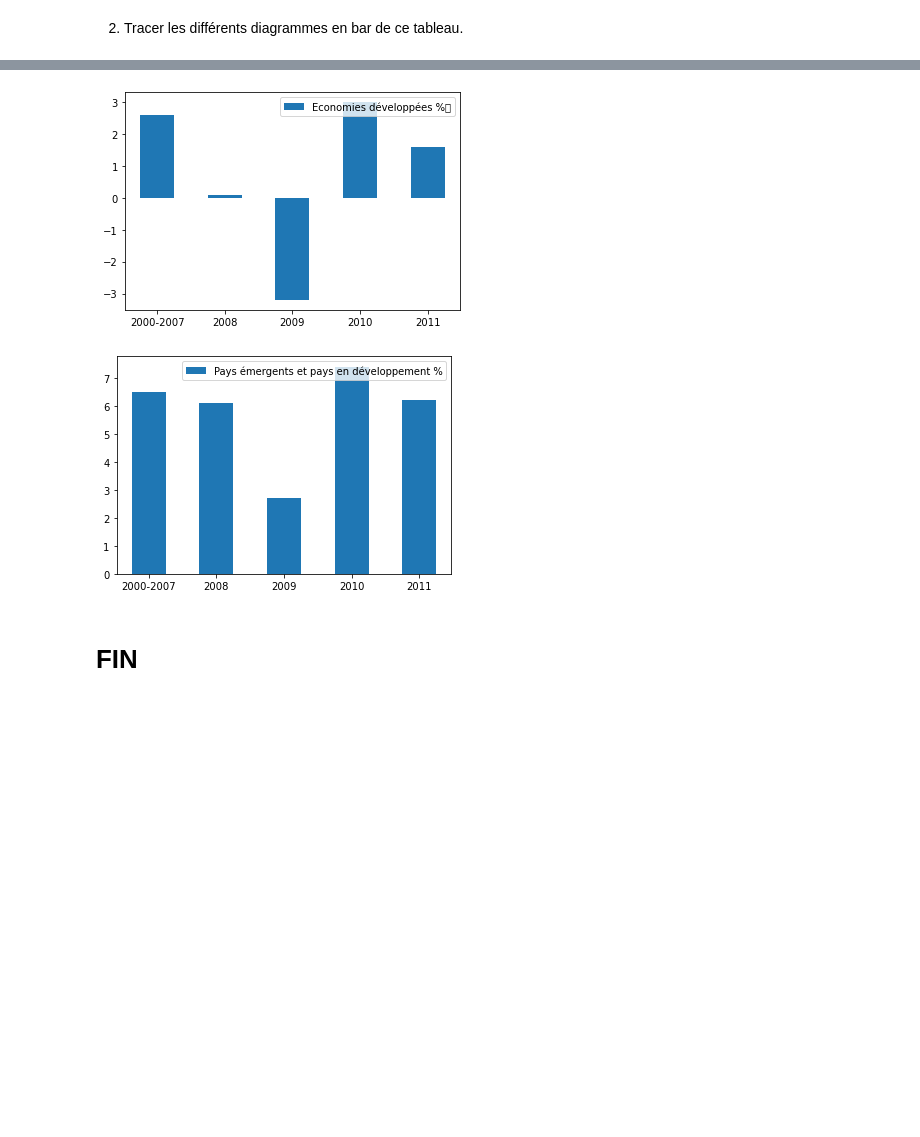
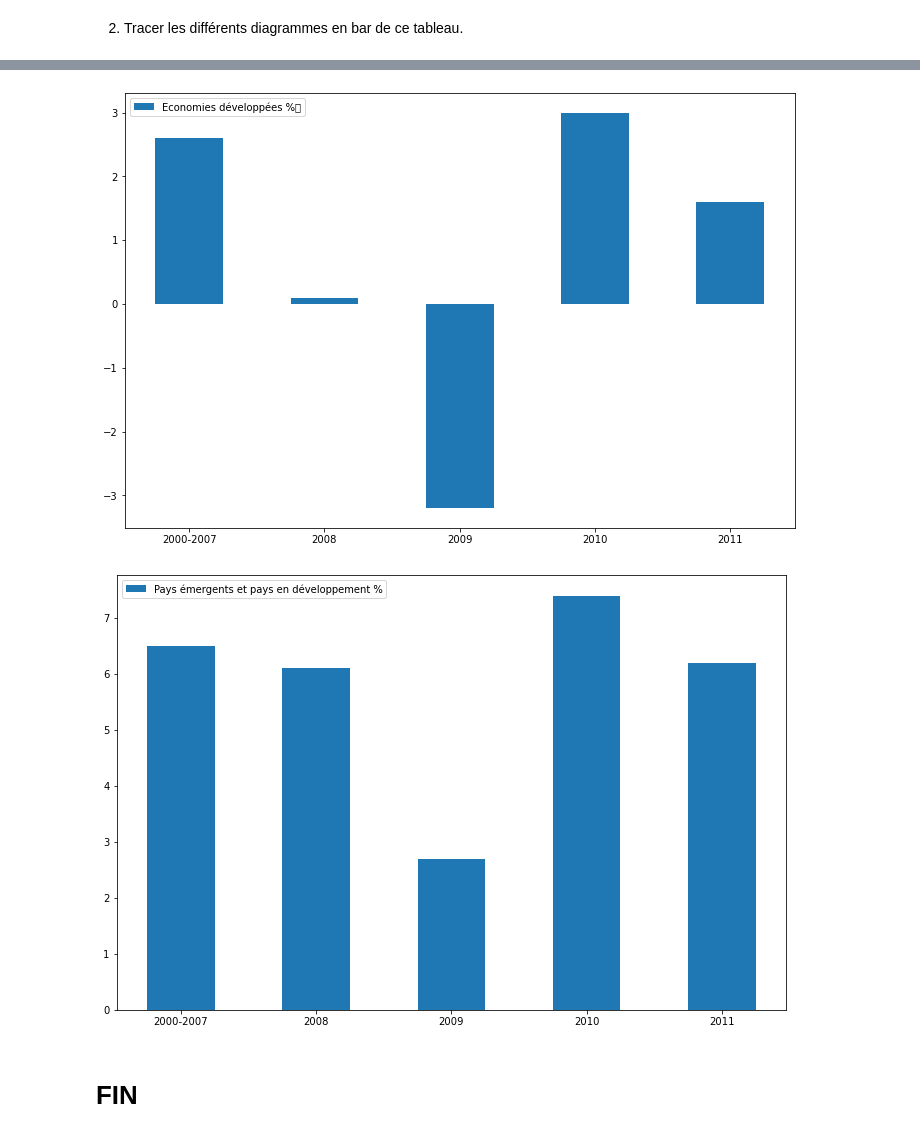
Before and after one commit to Ousoka/Cas_Pratique2, a Jupyter notebook: Cas_Pratique2.ipynb, the cells around one changed output, grey strips where cells are left out. Drawn from its saved outputs; the diff is of its cells as text; code cells hidden in the pictures; blank space fills up the shorter version.

```diff
--- a/Cas_Pratique2.ipynb
+++ b/Cas_Pratique2.ipynb
@@ -374,17 +387,20 @@ plt.show()
 #question_2
 
 #1er diagramme
+fig2,ax2=plt.subplots(figsize=(12,8))
 largeur=0.5
 plt.bar(annee,Economie_mondiale,largeur, label="Economie mondiale %")
 plt.legend()
 plt.show()
 
 #2eme diagramme
+fig3,ax3=plt.subplots(figsize=(12,8))
 plt.bar(annee,Economies_developpees,largeur,label="Economies développées %	")
 plt.legend()
 plt.show()
 
 #3eme diagramme
+fig4,ax4=plt.subplots(figsize=(12,8))
 plt.bar(annee,Pays_emergents_et_pays_en_developpement,largeur, label="Pays émergents et pays en développement %")
 plt.legend()
 plt.show()
@@ -393,4 +409,4 @@ plt.show()
-[figure, old version]
+[figure, new version]
-[figure, old version]
+[figure, new version]
 # %% [markdown]
 # FIN
```
Also changed, not shown: parts of 8 cells of this notebook.
